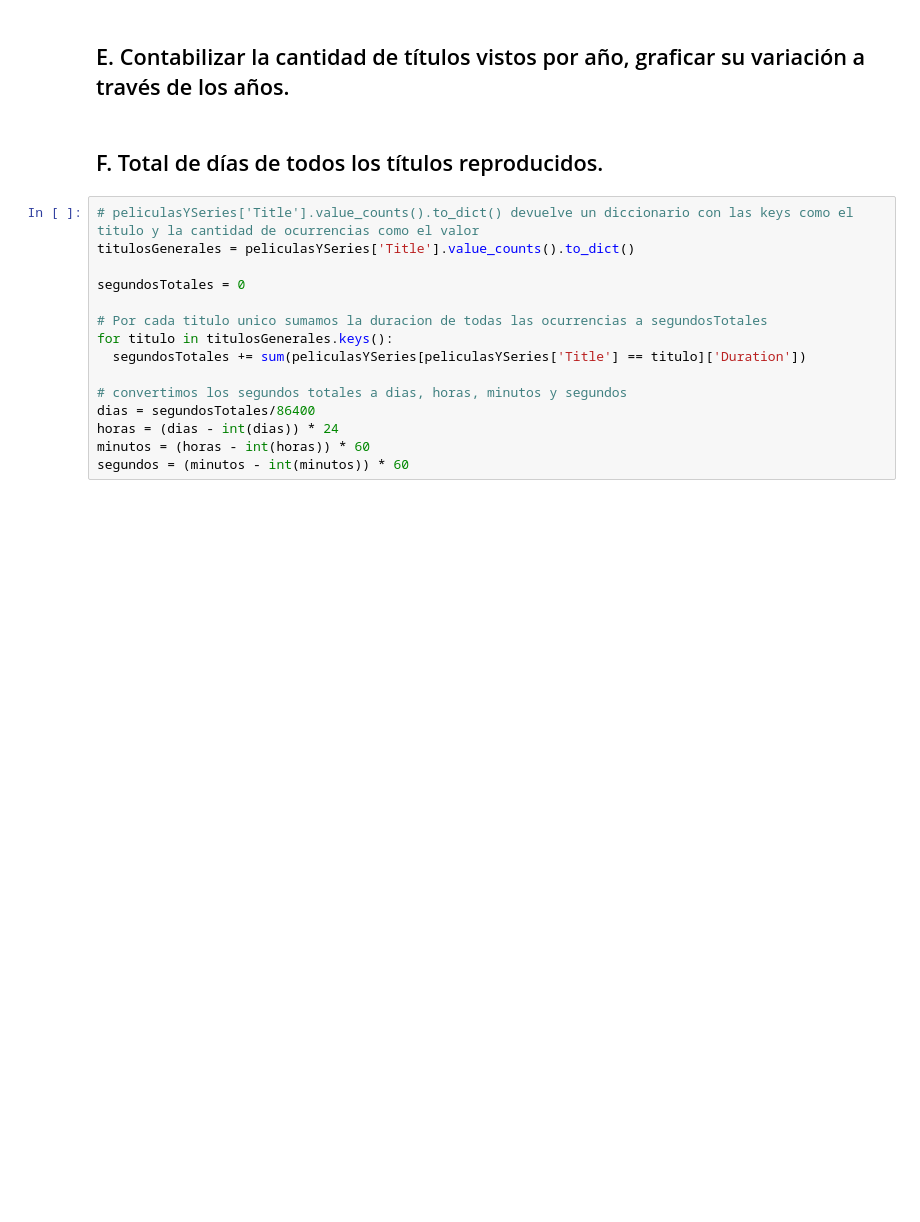
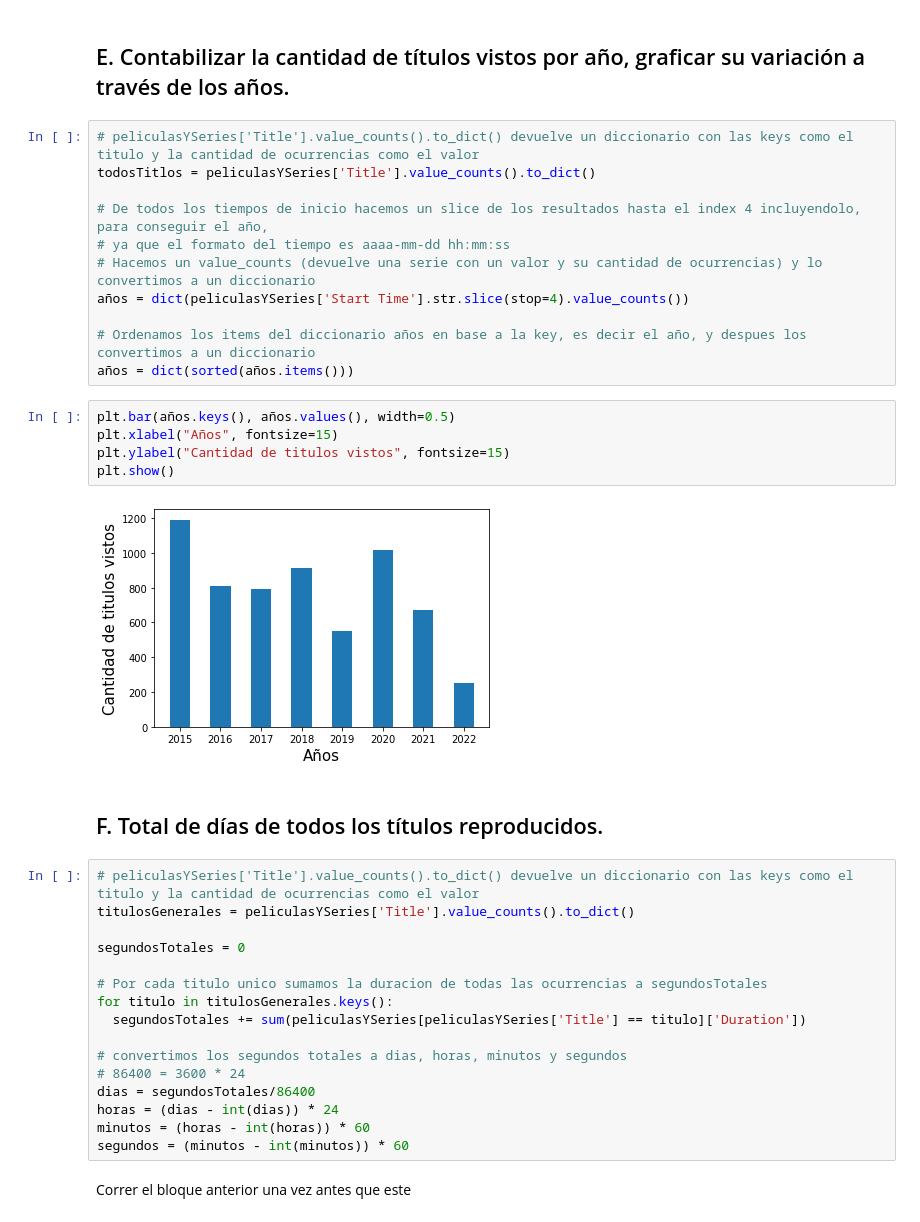
Before and after one commit to MatiasBlanco0/Trabajo-Practico-Netflix, a Jupyter notebook: Trabajo_Practico_Netflix.ipynb, the cells around one changed output. Drawn from its saved outputs; the diff is of its cells as text; blank space fills up the shorter version.

```diff
--- a/Trabajo_Practico_Netflix.ipynb
+++ b/Trabajo_Practico_Netflix.ipynb
@@ -149,6 +178,24 @@ plt.show()
 ## D. Visualizar una semana de reproducciones genérica, en función a las reproducciones por día y por horario de todos los años.
 # %% [markdown]
 ## E. Contabilizar la cantidad de títulos vistos por año, graficar su variación a través de los años.
+# %%
+# peliculasYSeries['Title'].value_counts().to_dict() devuelve un diccionario con las keys como el titulo y la cantidad de ocurrencias como el valor
+todosTitlos = peliculasYSeries['Title'].value_counts().to_dict()
+
+# De todos los tiempos de inicio hacemos un slice de los resultados hasta el index 4 incluyendolo, para conseguir el año,
+# ya que el formato del tiempo es aaaa-mm-dd hh:mm:ss
+# Hacemos un value_counts (devuelve una serie con un valor y su cantidad de ocurrencias) y lo convertimos a un diccionario
+años = dict(peliculasYSeries['Start Time'].str.slice(stop=4).value_counts())
+
+# Ordenamos los items del diccionario años en base a la key, es decir el año, y despues los convertimos a un diccionario
+años = dict(sorted(años.items()))
+# %%
+plt.bar(años.keys(), años.values(), width=0.5)
+plt.xlabel("Años", fontsize=15)
+plt.ylabel("Cantidad de titulos vistos", fontsize=15)
+plt.show()
+# %% [output]
+[figure, added]
 # %% [markdown]
 ## F. Total de días de todos los títulos reproducidos.
 # %%
@@ -162,9 +209,12 @@ for titulo in titulosGenerales.keys():
   segundosTotales += sum(peliculasYSeries[peliculasYSeries['Title'] == titulo]['Duration'])
 
 # convertimos los segundos totales a dias, horas, minutos y segundos
+# 86400 = 3600 * 24
 dias = segundosTotales/86400
 horas = (dias - int(dias)) * 24
 minutos = (horas - int(horas)) * 60
 segundos = (minutos - int(minutos)) * 60
+# %% [markdown]
+Correr el bloque anterior una vez antes que este
 # %%
 # Mostramos el tiempo total en el formato dd:hh:mm:ss
```
Also changed, not shown: parts of 8 cells of this notebook.
